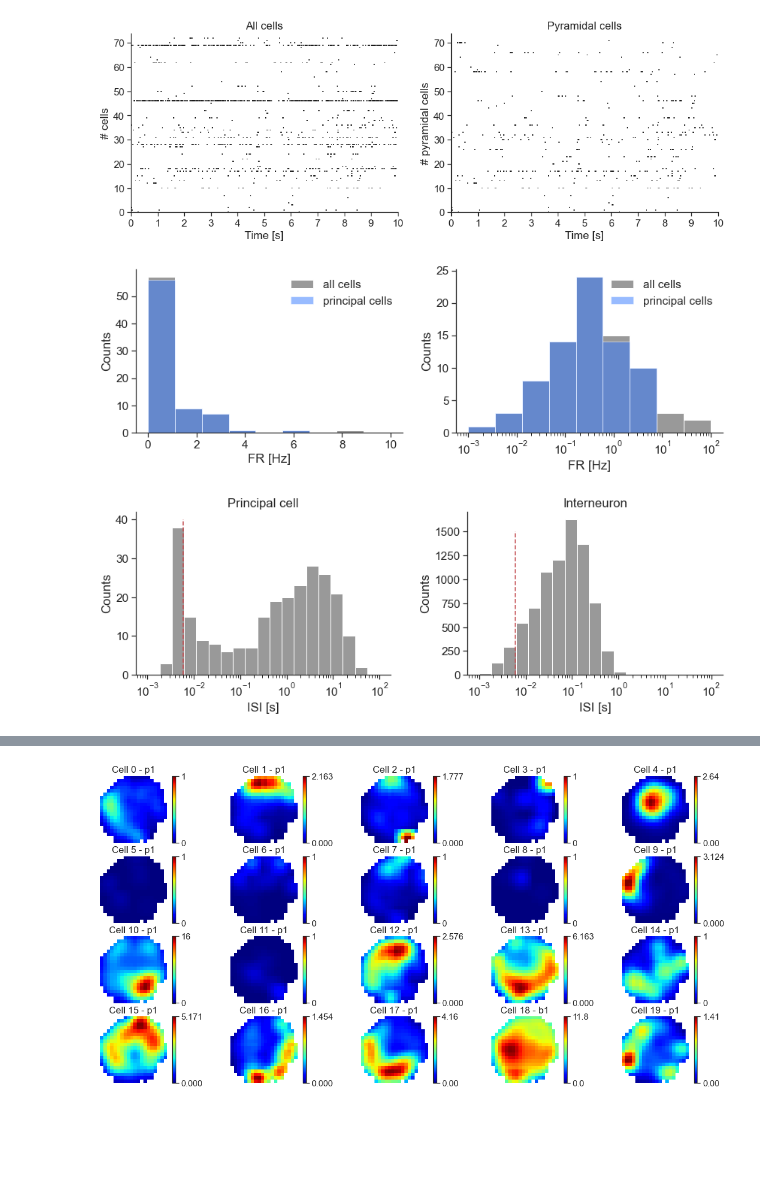
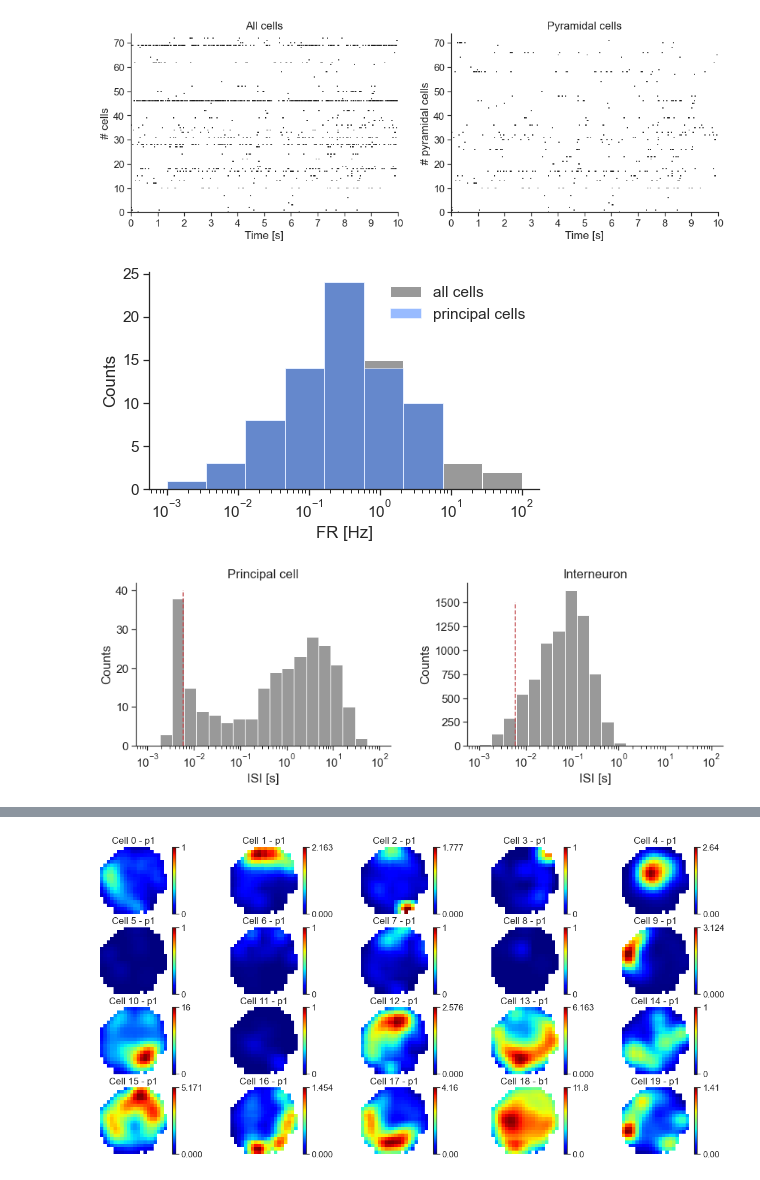
Before and after one commit to drsax93/cofiringTopology, a Jupyter notebook: cofiringTopology.ipynb, the cells around one changed output, grey strips where cells are left out. Saved outputs shown, nothing was run; the diff lists cells and outputs as text; code cells hidden in the pictures; blank space fills up the shorter version.

```diff
--- a/cofiringTopology.ipynb
+++ b/cofiringTopology.ipynb
@@ -116,22 +116,8 @@ sns.despine()
 [figure]
 # %%
 # Visualize the neurons mean firing rate
-plt.figure(figsize=(14,4))
-# linear scale
-plt.subplot(1,2,1)
-# all cells
-bins = np.linspace(1e-3,10,10)
-fr = [len(spikes)/(sampT*maxT) for spikes in spiketrains]
-plt.hist(fr, bins, color=GRAY, label='all cells')
-# only p1s
-fr = [len(spikes)/(sampT*maxT) for spikes in spiketrains_p1]
-plt.hist(fr, bins, color=BLUE, alpha=.5, label='principal cells')
-plt.xlabel('FR [Hz]')
-plt.ylabel('Counts')
-plt.legend(frameon=False)
-sns.despine()
+plt.figure(figsize=(7,4))
 # log scale
-plt.subplot(1,2,2)
 bins = np.logspace(-3,2,10)
 fr = [len(spikes)/(sampT*maxT) for spikes in spiketrains]
 plt.hist(fr, bins, color=GRAY, label='all cells')
@@ -141,34 +127,34 @@ plt.hist(fr, bins, color=BLUE, alpha=.5, label='principal cells')
 plt.xscale('log')
 plt.xlabel('FR [Hz]')
 plt.ylabel('Counts')
 plt.legend(frameon=False)
 sns.despine()
 
 # Visualise the inter-spike-interval (ISI) distribution of some example neurons
 p1ex = np.where(indP)[0][2]
 i1ex = np.where(indI)[0][0]
 isi = uf.getISI(spiketrains)
 plt.figure(figsize=(14,4))
 bins = np.logspace(-3,2,20)
 plt.subplot(121)
 plt.hist(isi[p1ex], bins, color=GRAY)
 plt.vlines(6e-3, 0, 40, color='r', linestyle='--')
 plt.title('Principal cell')
 plt.xscale('log')
 plt.ylabel('Counts')
 plt.xlabel('ISI [s]')
 sns.despine()
 plt.subplot(122)
 plt.hist(isi[i1ex], bins, color=GRAY)
 plt.vlines(6e-3, 0, 1500, color='r', linestyle='--')
 plt.title('Interneuron')
 plt.xscale('log')
 plt.ylabel('Counts')
 plt.xlabel('ISI [s]')
 sns.despine()
 plt.subplots_adjust(wspace=.3)
 # %% [output]
-[figure, old version]
+[figure, new version]
 [figure]
 # %%
 # bin the spiketrains to obtain an activity matrix sampled @1250Hz -- LFP sampling rate
```
Also changed, not shown: parts of 4 cells of this notebook.
